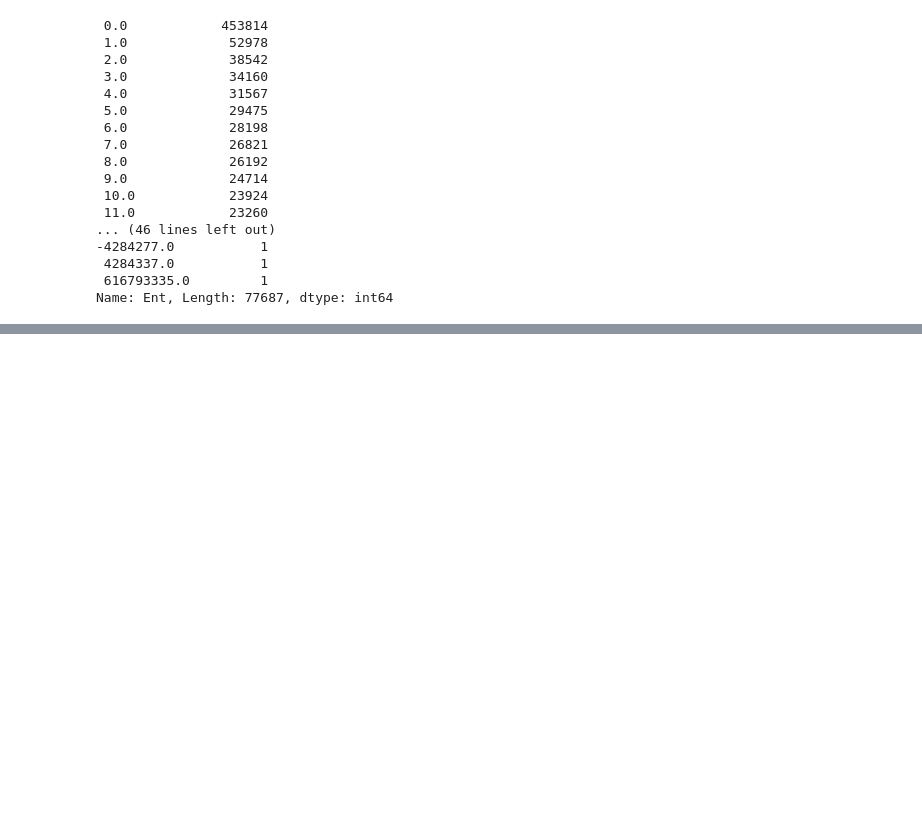
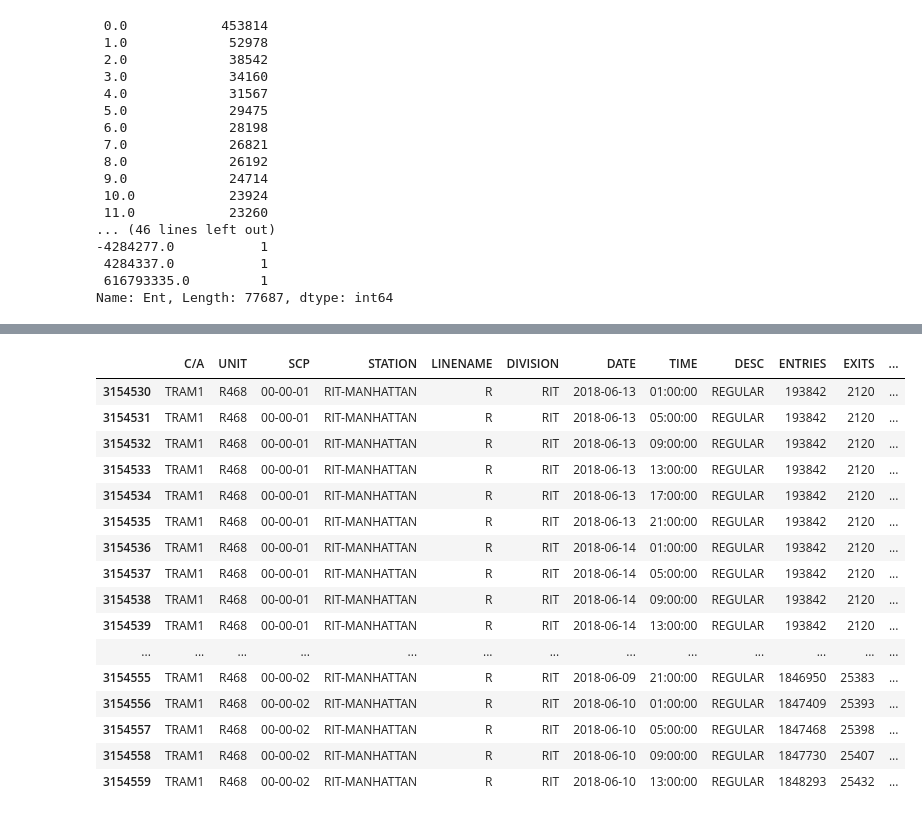
Before and after one commit to natashaborders-zz/MTA_Data_Analysis, a Jupyter notebook: Project Benson/Project_Benson_Organizing_The_Data.ipynb, the cells around one changed output, grey strips where cells are left out. Saved outputs shown, nothing was run; the diff lists cells and outputs as text; code cells hidden in the pictures; blank space fills up the shorter version.

```diff
--- a/Project Benson/Project_Benson_Organizing_The_Data.ipynb
+++ b/Project Benson/Project_Benson_Organizing_The_Data.ipynb
@@ -83,0 +120,20 @@ print(min, q25, q50, q75, max)
+# %%
+merged_data.iloc[3154530:3154560]
+# %% [output]
+|  | C/A | UNIT | SCP | STATION | LINENAME | DIVISION | DATE | TIME | DESC | ENTRIES | EXITS | ... |
+| 3154530 | TRAM1 | R468 | 00-00-01 | RIT-MANHATTAN | R | RIT | 2018-06-13 | 01:00:00 | REGULAR | 193842 | 2120 | ... |
+| 3154531 | TRAM1 | R468 | 00-00-01 | RIT-MANHATTAN | R | RIT | 2018-06-13 | 05:00:00 | REGULAR | 193842 | 2120 | ... |
+| 3154532 | TRAM1 | R468 | 00-00-01 | RIT-MANHATTAN | R | RIT | 2018-06-13 | 09:00:00 | REGULAR | 193842 | 2120 | ... |
+| 3154533 | TRAM1 | R468 | 00-00-01 | RIT-MANHATTAN | R | RIT | 2018-06-13 | 13:00:00 | REGULAR | 193842 | 2120 | ... |
+| 3154534 | TRAM1 | R468 | 00-00-01 | RIT-MANHATTAN | R | RIT | 2018-06-13 | 17:00:00 | REGULAR | 193842 | 2120 | ... |
+| 3154535 | TRAM1 | R468 | 00-00-01 | RIT-MANHATTAN | R | RIT | 2018-06-13 | 21:00:00 | REGULAR | 193842 | 2120 | ... |
+| 3154536 | TRAM1 | R468 | 00-00-01 | RIT-MANHATTAN | R | RIT | 2018-06-14 | 01:00:00 | REGULAR | 193842 | 2120 | ... |
+| 3154537 | TRAM1 | R468 | 00-00-01 | RIT-MANHATTAN | R | RIT | 2018-06-14 | 05:00:00 | REGULAR | 193842 | 2120 | ... |
+| 3154538 | TRAM1 | R468 | 00-00-01 | RIT-MANHATTAN | R | RIT | 2018-06-14 | 09:00:00 | REGULAR | 193842 | 2120 | ... |
+| 3154539 | TRAM1 | R468 | 00-00-01 | RIT-MANHATTAN | R | RIT | 2018-06-14 | 13:00:00 | REGULAR | 193842 | 2120 | ... |
+| ... | ... | ... | ... | ... | ... | ... | ... | ... | ... | ... | ... | ... |
+| 3154555 | TRAM1 | R468 | 00-00-02 | RIT-MANHATTAN | R | RIT | 2018-06-09 | 21:00:00 | REGULAR | 1846950 | 25383 | ... |
+| 3154556 | TRAM1 | R468 | 00-00-02 | RIT-MANHATTAN | R | RIT | 2018-06-10 | 01:00:00 | REGULAR | 1847409 | 25393 | ... |
+| 3154557 | TRAM1 | R468 | 00-00-02 | RIT-MANHATTAN | R | RIT | 2018-06-10 | 05:00:00 | REGULAR | 1847468 | 25398 | ... |
+| 3154558 | TRAM1 | R468 | 00-00-02 | RIT-MANHATTAN | R | RIT | 2018-06-10 | 09:00:00 | REGULAR | 1847730 | 25407 | ... |
+| 3154559 | TRAM1 | R468 | 00-00-02 | RIT-MANHATTAN | R | RIT | 2018-06-10 | 13:00:00 | REGULAR | 1848293 | 25432 | ... |
```
Also changed, not shown: parts of 10 cells of this notebook, 1 other file.
